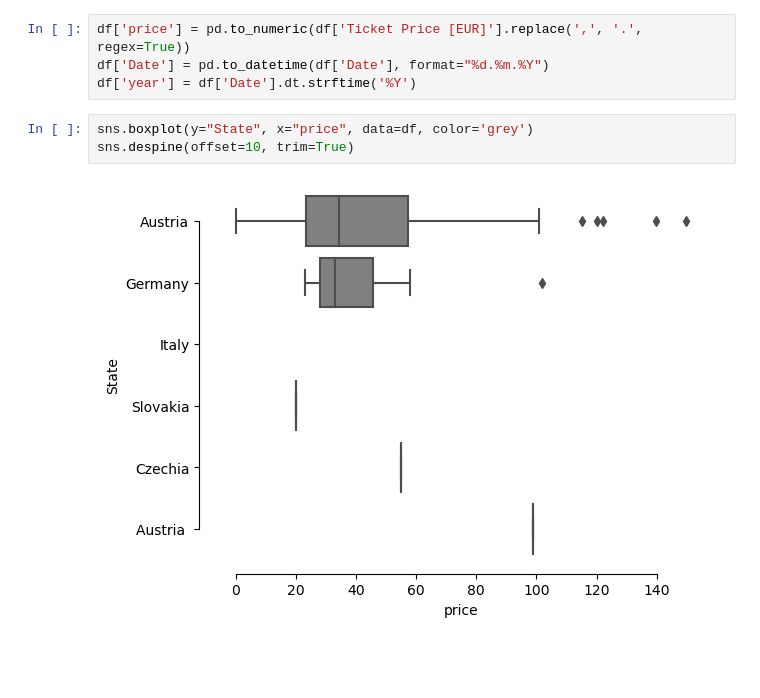
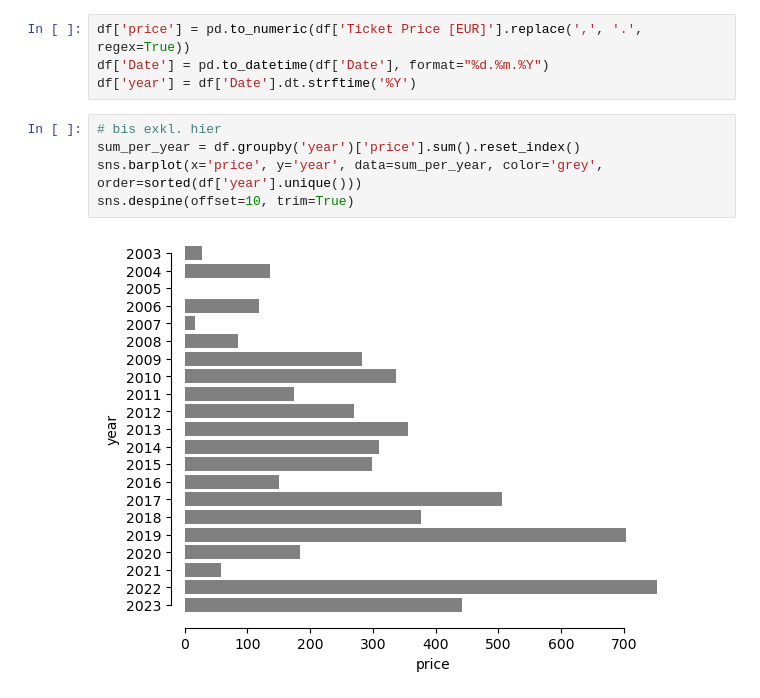
Before and after one commit to keckelt/jupyterlab-git-test, a Jupyter notebook: concerts.ipynb, the cells around one changed output. Cells and saved outputs as stored; diff of their text form; blank space fills up the shorter version.

```diff
--- a/concerts.ipynb
+++ b/concerts.ipynb
@@ -22,7 +22,9 @@ df['price'] = pd.to_numeric(df['Ticket Price [EUR]'].replace(',', '.', regex=Tru
 df['Date'] = pd.to_datetime(df['Date'], format="%d.%m.%Y")
 df['year'] = df['Date'].dt.strftime('%Y')
 # %%
-sns.boxplot(y="State", x="price", data=df, color='grey')
+# bis exkl. hier
+sum_per_year = df.groupby('year')['price'].sum().reset_index()
+sns.barplot(x='price', y='year', data=sum_per_year, color='grey', order=sorted(df['year'].unique()))
 sns.despine(offset=10, trim=True)
 # %% [output]
-[figure, old version]
+[figure, new version]
```
Also changed, not shown: 2 other files.
